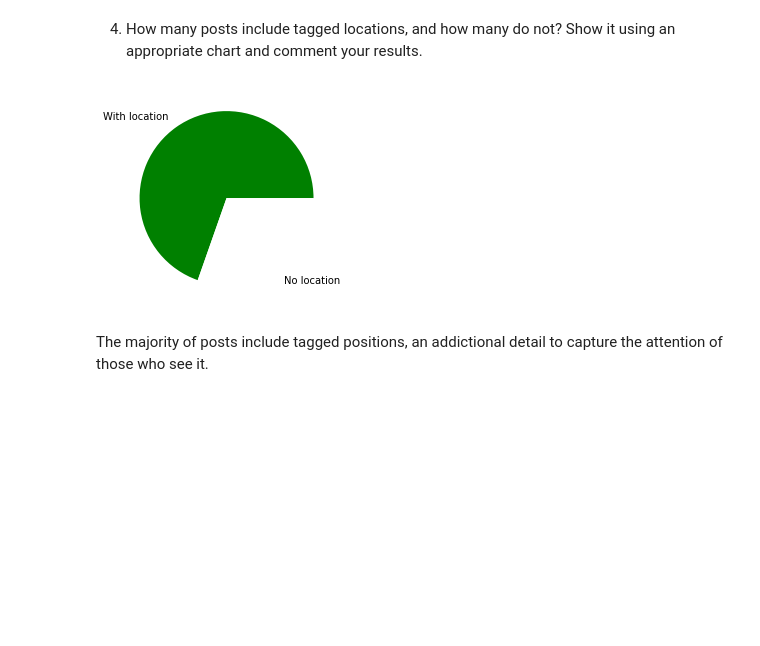
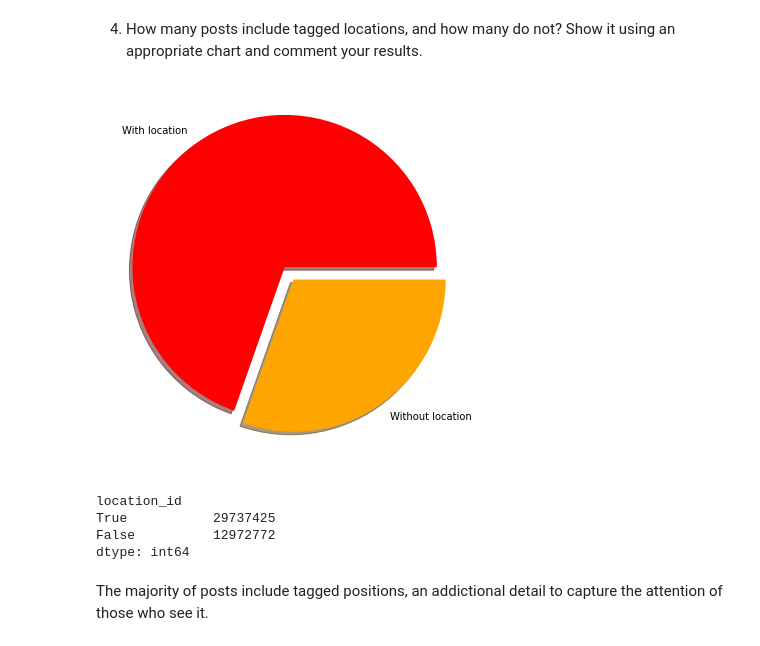
Before and after one commit to maryyyyna/ADM-HW2-Group14, a Jupyter notebook: main.ipynb, the cells around one changed output. Saved outputs shown, nothing was run; the diff lists cells and outputs as text; code cells hidden in the pictures; blank space fills up the shorter version.

```diff
--- a/main.ipynb
+++ b/main.ipynb
@@ -209,14 +341,26 @@ print(posts_least_comments)
 # %% [markdown]
 4. How many posts include tagged locations, and how many do not? Show it using an appropriate chart and comment your results.
 # %%
-posts_locations = pd.read_csv('~/instagram_posts.csv', delimiter='\t', usecols= ['location_id'])
+posts_locations = pd.read_csv('instagram_posts.csv', delimiter='\t', usecols= ['location_id'])
 loc=posts_locations.notnull().value_counts()
 
-plt.pie(loc, labels=['With location','No location'], labeldistance=1.15,colors=['green', 'white'])
+fig = plt.figure(figsize = (10, 7))
+plt.pie(loc, labels = ["With location","Without location"],
+        colors = ["red", "orange"],
+        shadow = True,
+        explode = [0.1, 0])
 
+# Show plot
 plt.show()
 # %% [output]
-[figure, old version]
+[figure, new version]
+# %%
+print(loc)
+# %% [output]
+location_id
+True           29737425
+False          12972772
+dtype: int64
 # %% [markdown]
 The majority of posts include tagged positions, an addictional detail to capture the attention of those who see it.
 # %% [markdown]
```
Also changed, not shown: parts of 137 cells of this notebook.
